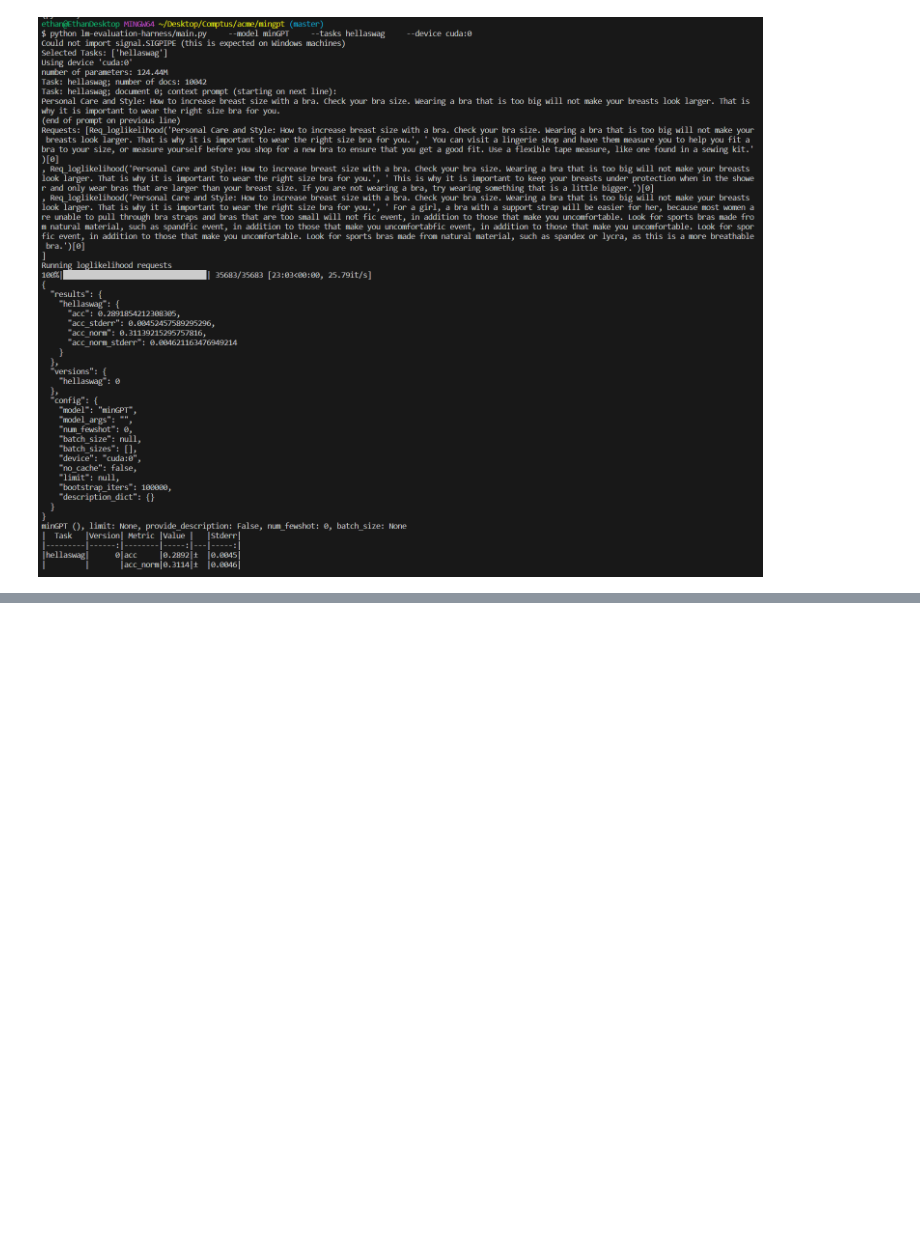
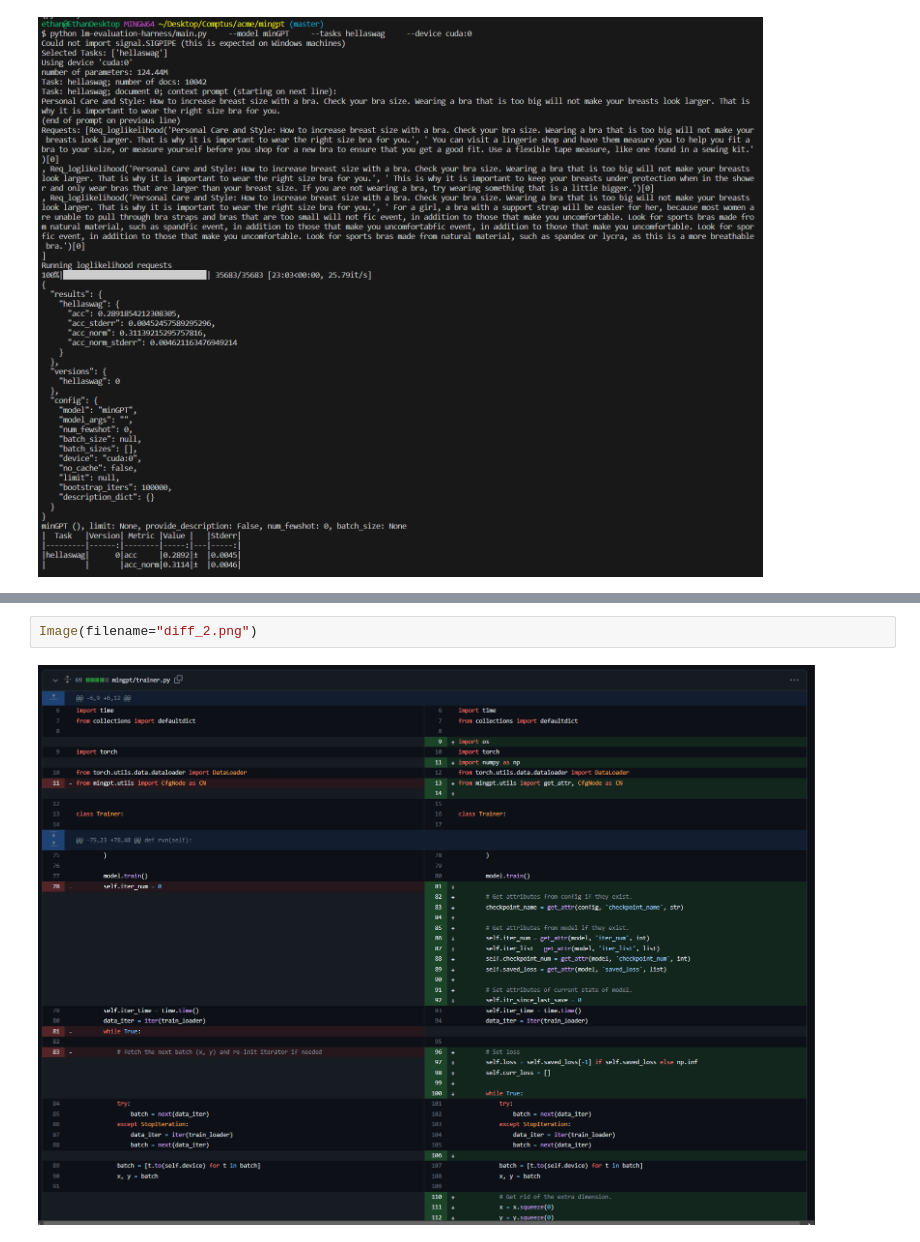
Before and after one commit to EthanRCT/minGPT, a Jupyter notebook: 2a.ipynb, the cells around one changed output, grey strips where cells are left out. Cells and saved outputs as stored; diff of their text form; blank space fills up the shorter version.

```diff
--- a/2a.ipynb
+++ b/2a.ipynb
@@ -114,0 +121,4 @@ Image(filename="lm-eval_results.png")
+# %%
+Image(filename="diff_2.png")
+# %% [output]
+[figure, added]
```
Also changed, not shown: parts of 4 cells of this notebook, 4 other files.
